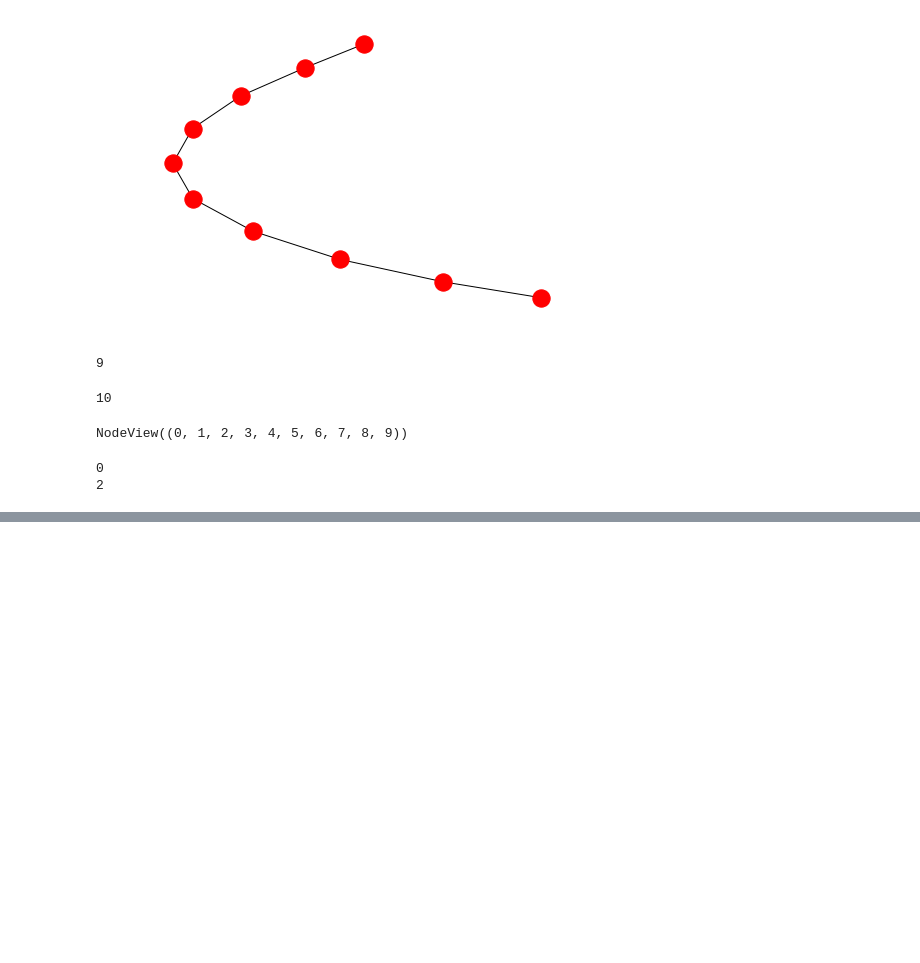
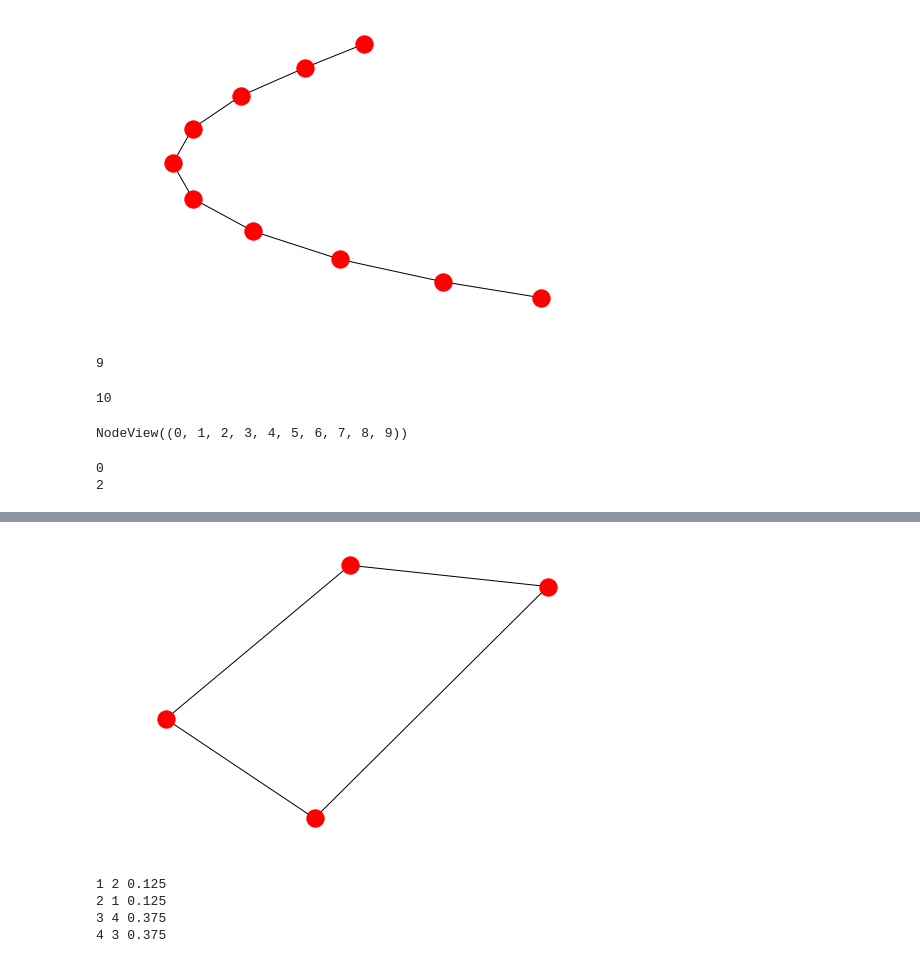
Before and after one commit to INKWWW/python_project, a Jupyter notebook: data_mining/graph/Networkx.ipynb, the cells around one changed output, grey strips where cells are left out. Saved outputs shown, nothing was run; the diff lists cells and outputs as text; code cells hidden in the pictures; blank space fills up the shorter version.

```diff
--- a/data_mining/graph/Networkx.ipynb
+++ b/data_mining/graph/Networkx.ipynb
@@ -102,0 +155,15 @@ for i in G_2.neighbors(1):
+# %%
+nx.draw(FG)
+# %% [output]
+[figure, added]
+# %%
+for n, nbrs in FG.adjacency():
+    for nbr, eattr in nbrs.items():
+        data = eattr['weight']
+        if data < 0.5:
+            print(n, nbr, data)
+# %% [output]
+1 2 0.125
+2 1 0.125
+3 4 0.375
+4 3 0.375
```
Also changed, not shown: parts of 14 cells of this notebook.
